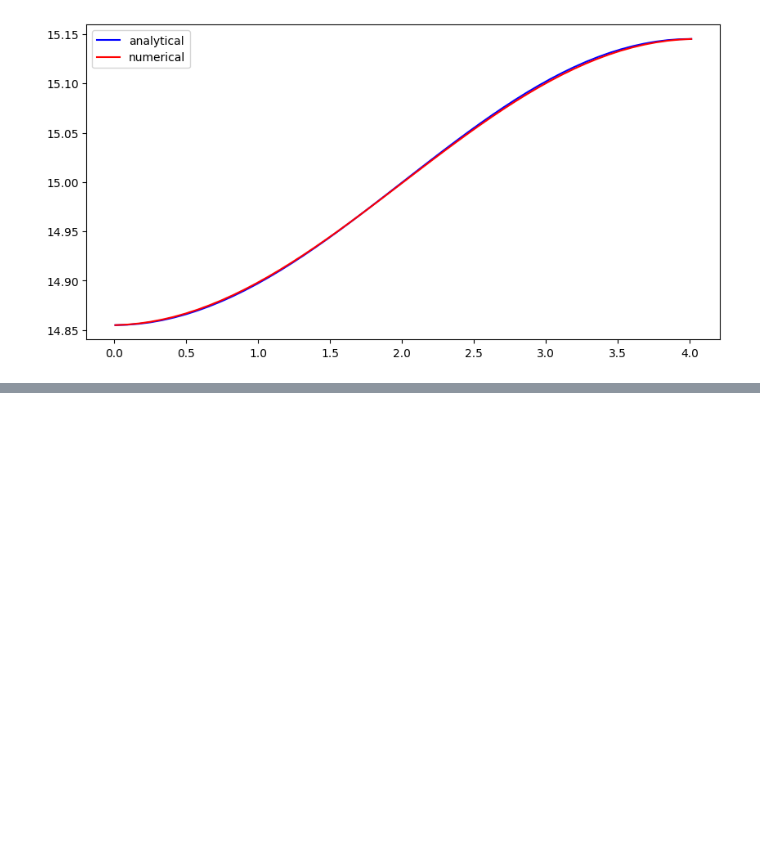
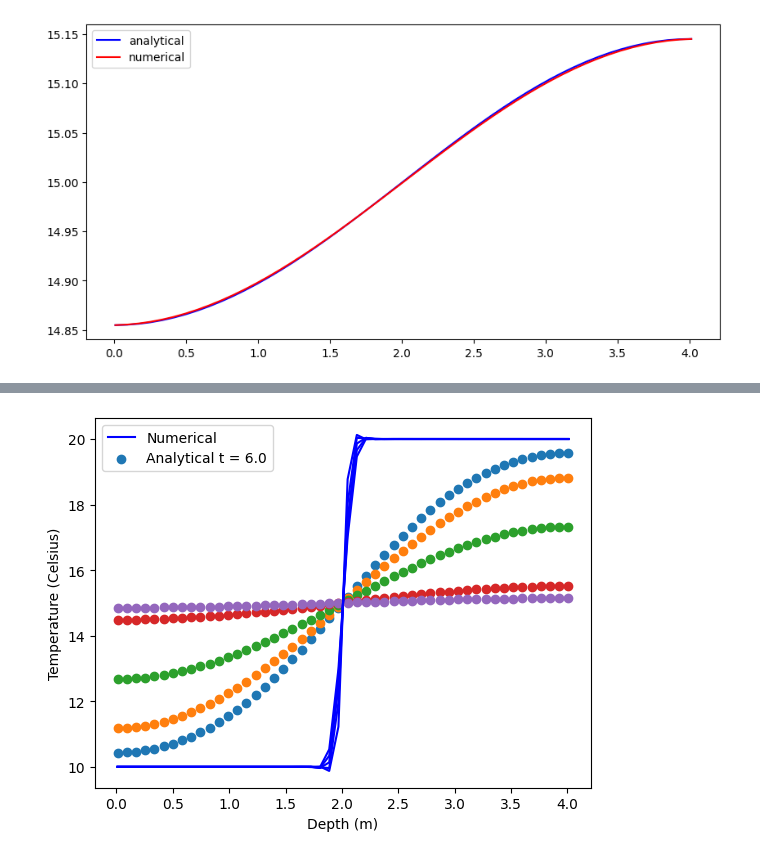
Before and after one commit to mjunaid31/project, a Jupyter notebook: trail_adil.ipynb, the cells around one changed output, grey strips where cells are left out. Saved outputs shown, nothing was run; the diff lists cells and outputs as text; code cells hidden in the pictures; blank space fills up the shorter version.

```diff
--- a/trail_adil.ipynb
+++ b/trail_adil.ipynb
@@ -330,0 +348,21 @@ plt.show
+# %%
+for j, val2 in enumerate(plotnumerical):
+    plt.plot(np.linspace(z_i, z_f, Nz), T_test[j, 1, :], color='b',
+             label='Numerical' if j == 0 else '_nolegend_')  # Assign label only to the first numerical plot
+
+# Plot analytical results without individual labels
+for i, val1 in enumerate(plotanalyt):
+    plt.scatter(np.linspace(z_i, z_f, Nz), sumfn(np.linspace(z_i, z_f, Nz), val1),
+                linestyle='-', label=f'Analytical t = {plotanalyt[i]/(24*60*60)}' if i == 0 else '_nolegend_')
+
+# Plot settings
+plt.ylabel('Temperature (Celsius)')
+plt.xlabel('Depth (m)')
+
+# Show legend
+plt.legend()
+
+# Show plot
+plt.show()
+# %% [output]
+[figure, added]
```
Also changed, not shown: parts of 1 cell of this notebook, 1 other file.
